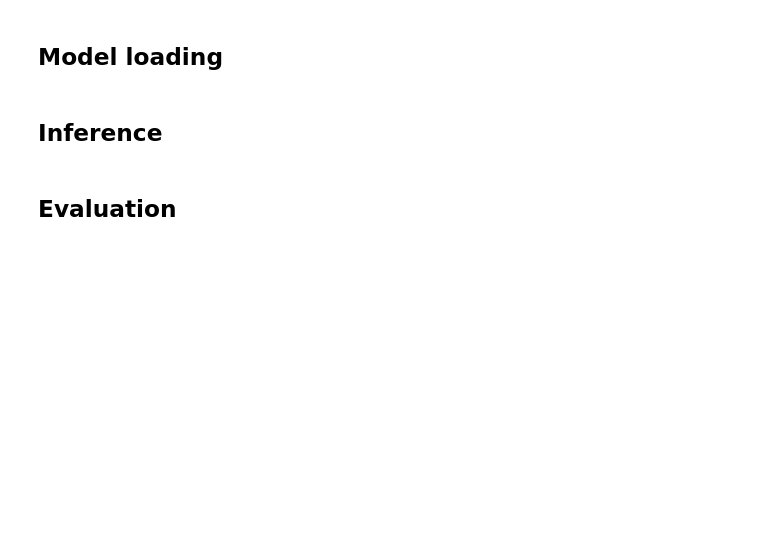
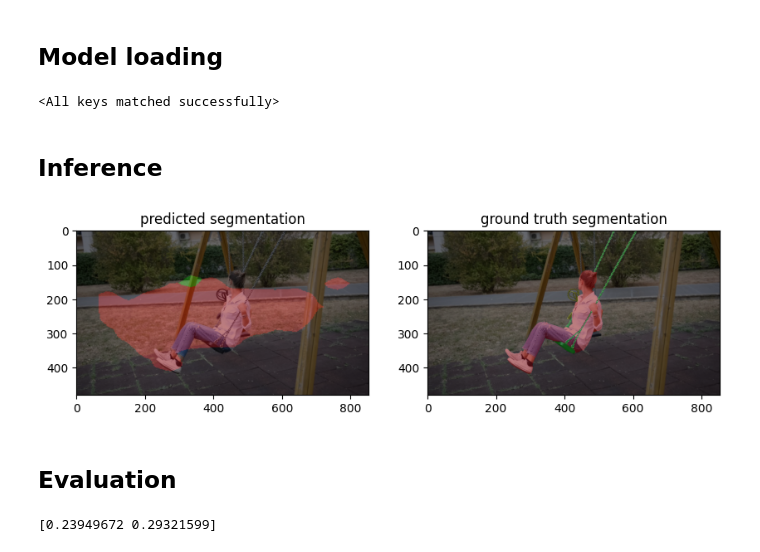
Before and after one commit to Jeremylin0904/SiamMAE_DeepLearning_final, a Jupyter notebook: Notebook.ipynb, the cells around one changed output. Cells and saved outputs as stored; diff of their text form; code cells hidden in the pictures; blank space fills up the shorter version.

```diff
--- a/Notebook.ipynb
+++ b/Notebook.ipynb
@@ -133,11 +133,13 @@ labels_path = os.path.join(root, 'Annotations/480p')
 # %% [markdown]
 ## Model loading
 # %%
-model_path = '/content/drive/MyDrive/DL Project/training/epoch_20.pt'
-model = sim_mae_vit_small_patch16_dec512d8b()
+model_path = '/content/drive/MyDrive/DL Project/trainings/epoch_3.pt'
+model = sim_mae_vit_tiny_patch16_dec512d8b()
 device = torch.device("cuda" if torch.cuda.is_available() else "cpu")
 model = model.to(device)
 model.load_state_dict(torch.load(model_path))
+# %% [output]
+<All keys matched successfully>
 # %% [markdown]
 ## Inference
 # %%
@@ -146,5 +148,8 @@ eval_davis(model, name_video, videos_path, labels_path, 20, dino=True)
 # %%
-video_num = '00001'
-show_segm(videos_path, labels_path, name_video, video_num)
+video_num = '00040'
+name_video = 'swing'
+show_segm(videos_path, labels_path, name_video, video_num, model_name="3epochsiam")
+# %% [output]
+[figure, added]
 # %% [markdown]
 ## Evaluation
@@ -152,0 +156,6 @@ print(scores_one_vid(videos_path, name_video))
+# %%
+video_num = '00061'
+name_video = 'swing'
+print(score_one_vid(videos_path, labels_path, name_video, model_name="3epochsiam"))
+# %% [output]
+[0.23949672 0.29321599]
```
Also changed, not shown: parts of 4 cells of this notebook.
